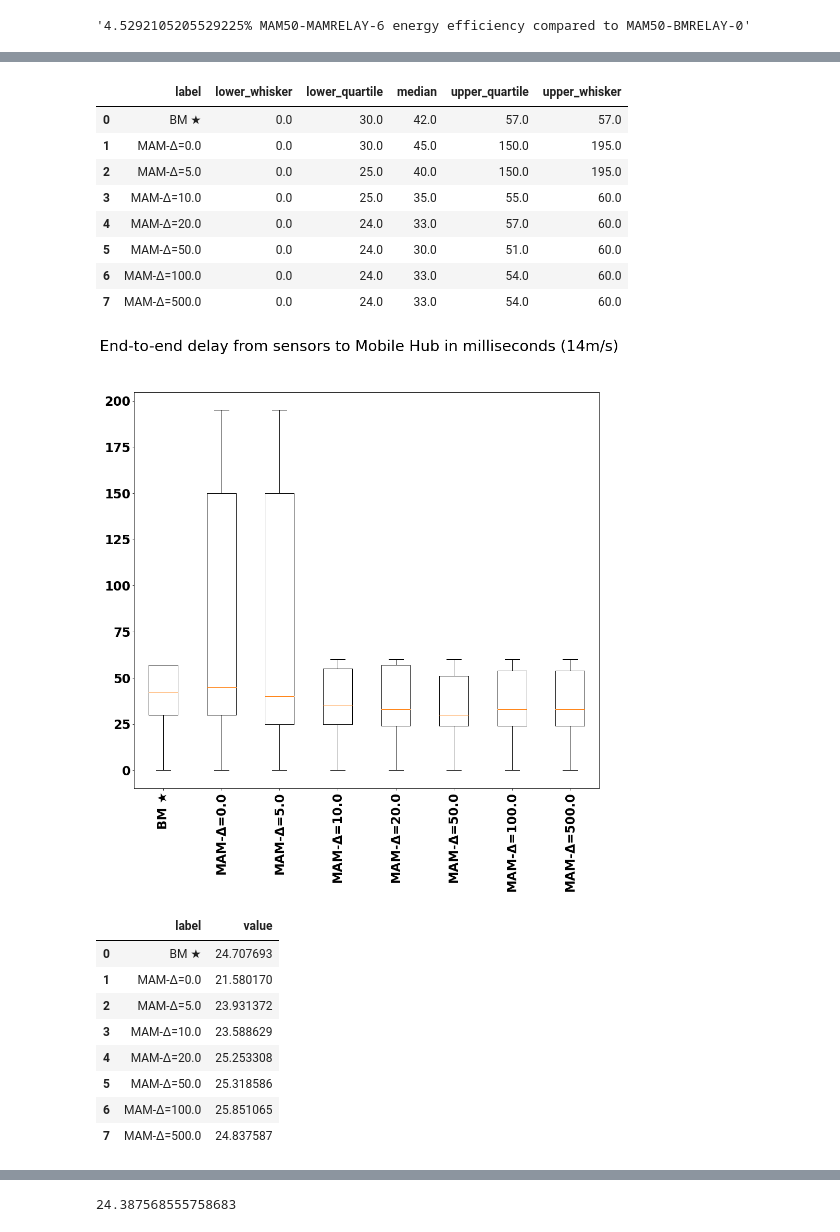
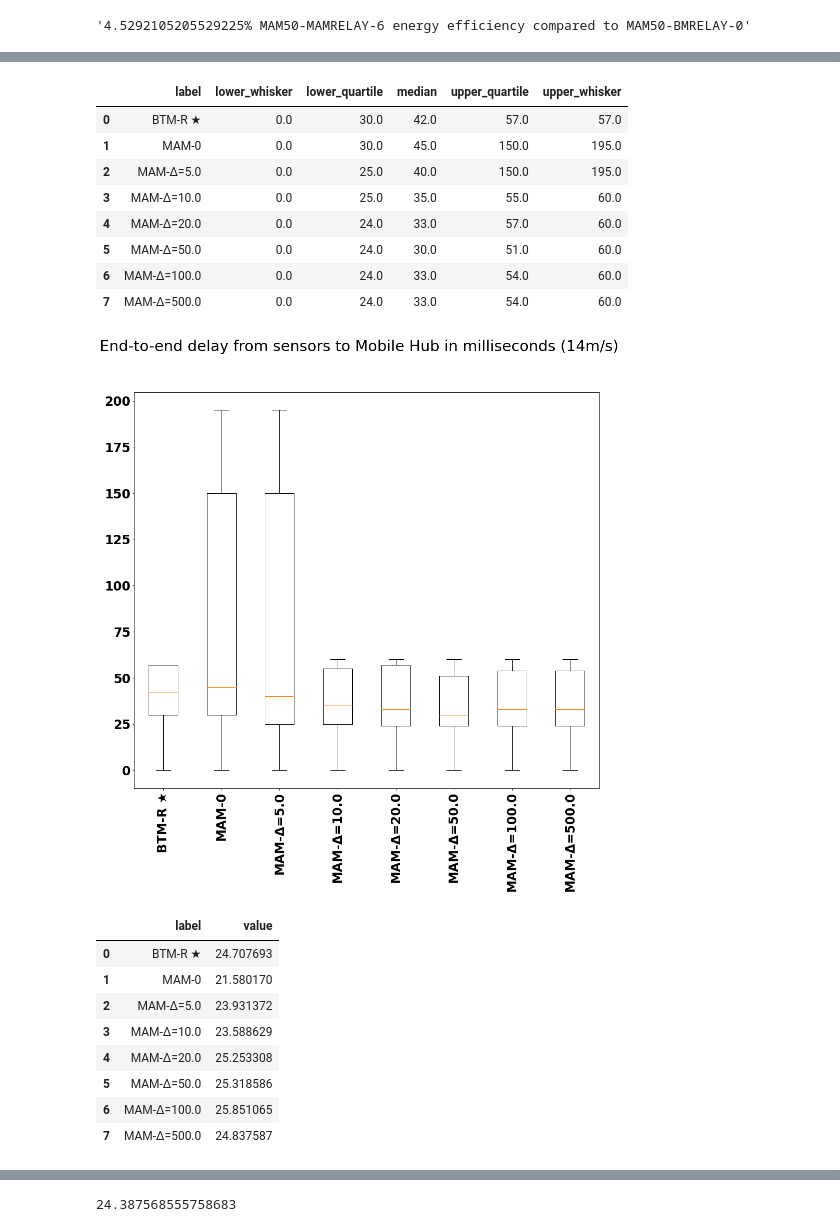
Before and after one commit to marcelopaulon/PUC-Rio, a Jupyter notebook: showcases/projects/mam/Untitled.ipynb, the cells around one changed output, grey strips where cells are left out. Cells and saved outputs as stored; diff of their text form; code cells hidden in the pictures.

```diff
--- a/showcases/projects/mam/Untitled.ipynb
+++ b/showcases/projects/mam/Untitled.ipynb
@@ -383,12 +383,15 @@ bmesh2mpsData = explodeHistogramData(getHistogramData(histogramName='realDataEnd
                         runData=getRunData(findBluetoothRelayRun(speed=2, configName='MAM50-BMRELAY'))))
 
 data_to_plot_2ms = [bmesh2mpsData]
-labels = ['BM ★']
+labels = ['BTM-R ★']
 
 for d in allDeltas:
     data_to_plot_2ms.append(explodeHistogramData(getHistogramData(histogramName='realDataEndToEndDelay:histogram',
                         runData=getRunData(findMAMRelayRun(speed=2, delta=d, configName='MAM50-MAMRELAY')))))
-    labels.append('MAM-Δ=' + str(d))
+    if d == 0:
+        labels.append('MAM-0')
+    else:
+        labels.append('MAM-Δ=' + str(d))
 
 # Create the boxplot
 bp = ax.boxplot(data_to_plot_2ms, showfliers=False)
@@ -401,7 +404,7 @@ plt.suptitle('End-to-end delay from sensors to Mobile Hub in milliseconds (' + s
 plt.xticks(rotation='90.0')
 
 # Save the figure
-fig.savefig('fig1.png', bbox_inches='tight')
+fig.savefig('fig1.png', bbox_inches='tight', dpi=150)
 
 getBoxPlotData(labels, bp)
 # %% [output]
@@ -426,12 +429,15 @@ bmesh6mpsData = explodeHistogramData(getHistogramData(histogramName='realDataEnd
                         runData=getRunData(findBluetoothRelayRun(speed=6, configName='MAM50-BMRELAY'))))
 
 data_to_plot_6ms = [bmesh6mpsData]
-labels = ['BM ★']
+labels = ['BTM-R ★']
 
 for d in allDeltas:
     data_to_plot_6ms.append(explodeHistogramData(getHistogramData(histogramName='realDataEndToEndDelay:histogram',
                         runData=getRunData(findMAMRelayRun(speed=6, delta=d, configName='MAM50-MAMRELAY')))))
-    labels.append('MAM-Δ=' + str(d))
+    if d == 0:
+        labels.append('MAM-0')
+    else:
+        labels.append('MAM-Δ=' + str(d))
 
 # Create the boxplot
 bp = ax.boxplot(data_to_plot_6ms, showfliers=False)
@@ -444,7 +450,7 @@ plt.suptitle('End-to-end delay from sensors to Mobile Hub in milliseconds (' + s
 plt.xticks(rotation='90.0')
 
 # Save the figure
-fig.savefig('fig2.png', bbox_inches='tight')
+fig.savefig('fig2.png', bbox_inches='tight', dpi=150)
 
 getBoxPlotData(labels, bp)
 # %% [output]
@@ -470,52 +476,58 @@ fig = plt.figure(1, figsize=(16, 14))
 ax = fig.add_subplot(111)
 
 data_to_plot_14ms = [bmesh14mpsData]
-labels = ['BM ★']
+labels = ['BTM-R ★']
 
 for d in allDeltas:
     data_to_plot_14ms.append(explodeHistogramData(getHistogramData(histogramName='realDataEndToEndDelay:histogram',
                         runData=getRunData(findMAMRelayRun(speed=14, delta=d, configName='MAM50-MAMRELAY')))))
-    labels.append('MAM-Δ=' + str(d))
+    if d == 0:
+        labels.append('MAM-0')
+    else:
+        labels.append('MAM-Δ=' + str(d))
 
 # Create the boxplot
 bp = ax.boxplot(data_to_plot_14ms, showfliers=False)
 
 ax.set_xticklabels(labels)
 
 speed = 14
 plt.suptitle('End-to-end delay from sensors to Mobile Hub in milliseconds (' + str(speed) + 'm/s)')
 
 
 plt.xticks(rotation='90.0')
 
 # Save the figure
-fig.savefig('fig3.png', bbox_inches='tight')
+fig.savefig('fig3.png', bbox_inches='tight', dpi=150)
 
 getBoxPlotData(labels, bp)
 # %% [output]
 |  | label | lower_whisker | lower_quartile | median | upper_quartile | upper_whisker |
-| 0 | BM ★ | 0.0 | 30.0 | 42.0 | 57.0 | 57.0 |
-| 1 | MAM-Δ=0.0 | 0.0 | 30.0 | 45.0 | 150.0 | 195.0 |
+| 0 | BTM-R ★ | 0.0 | 30.0 | 42.0 | 57.0 | 57.0 |
+| 1 | MAM-0 | 0.0 | 30.0 | 45.0 | 150.0 | 195.0 |
 | 2 | MAM-Δ=5.0 | 0.0 | 25.0 | 40.0 | 150.0 | 195.0 |
 | 3 | MAM-Δ=10.0 | 0.0 | 25.0 | 35.0 | 55.0 | 60.0 |
 | 4 | MAM-Δ=20.0 | 0.0 | 24.0 | 33.0 | 57.0 | 60.0 |
 | 5 | MAM-Δ=50.0 | 0.0 | 24.0 | 30.0 | 51.0 | 60.0 |
 | 6 | MAM-Δ=100.0 | 0.0 | 24.0 | 33.0 | 54.0 | 60.0 |
 | 7 | MAM-Δ=500.0 | 0.0 | 24.0 | 33.0 | 54.0 | 60.0 |
-[figure, old version]
+[figure, new version]
 # %%
 def getEnergyConsumptionData(speed):
     energyConsumptionSumBM = getScalarSum(scalarName='residualEnergyCapacity:last',
                             runData=getRunData(findBluetoothRelayRun(speed=speed, configName='MAM50-BMRELAY')))
 
 
-    labels = ['BM ★']
+    labels = ['BTM-R ★']
     values = [-energyConsumptionSum]
 
     for d in allDeltas:
         values.append(-getScalarSum(scalarName='residualEnergyCapacity:last',
                             runData=getRunData(findMAMRelayRun(speed=speed, delta=d, configName='MAM50-MAMRELAY'))))
-        labels.append('MAM-Δ=' + str(d))
+        if d == 0:
+            labels.append('MAM-0')
+        else:
+            labels.append('MAM-Δ=' + str(d))
     return [labels, values]
 
 def getBarChartData(labels, values):
@@ -548,8 +560,8 @@ def getBarChartData(labels, values):
 getBarChartData(labels, values)
 # %% [output]
 |  | label | value |
-| 0 | BM ★ | 24.707693 |
-| 1 | MAM-Δ=0.0 | 21.580170 |
+| 0 | BTM-R ★ | 24.707693 |
+| 1 | MAM-0 | 21.580170 |
 | 2 | MAM-Δ=5.0 | 23.931372 |
 | 3 | MAM-Δ=10.0 | 23.588629 |
 | 4 | MAM-Δ=20.0 | 25.253308 |
```
Also changed, not shown: parts of 26 cells of this notebook, 15 other files.
